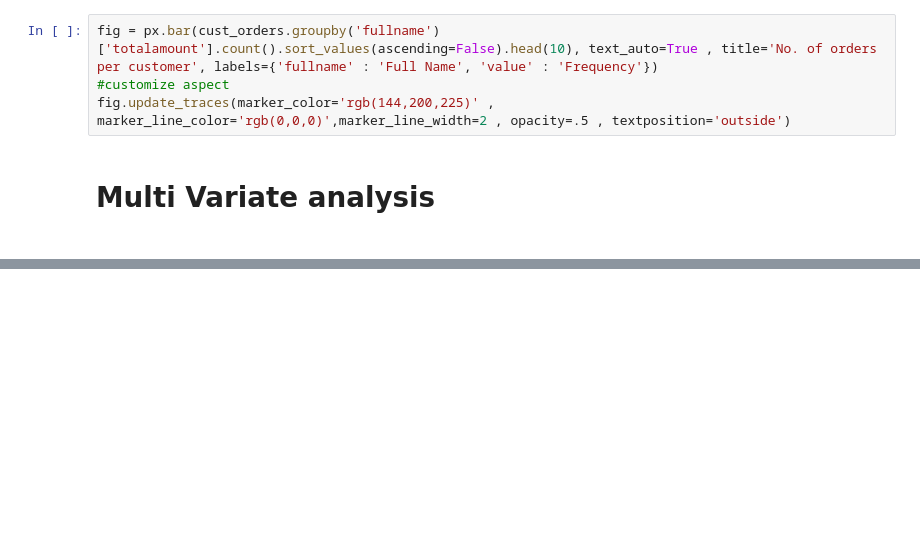
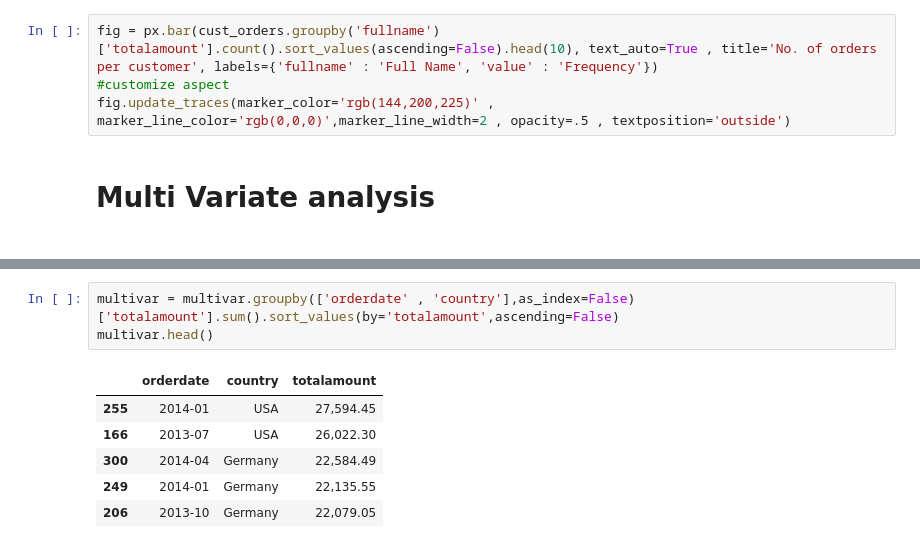
Before and after one commit to AHMEDNASR281/newDataTest, a Jupyter notebook: test1.ipynb, the cells around one changed output, grey strips where cells are left out. Saved outputs shown, nothing was run; the diff lists cells and outputs as text; blank space fills up the shorter version.

```diff
--- a/test1.ipynb
+++ b/test1.ipynb
@@ -151,0 +324,10 @@ multivar = order
+# %%
+multivar = multivar.groupby(['orderdate' , 'country'],as_index=False)['totalamount'].sum().sort_values(by='totalamount',ascending=False)
+multivar.head()
+# %% [output]
+|  | orderdate | country | totalamount |
+| 255 | 2014-01 | USA | 27,594.45 |
+| 166 | 2013-07 | USA | 26,022.30 |
+| 300 | 2014-04 | Germany | 22,584.49 |
+| 249 | 2014-01 | Germany | 22,135.55 |
+| 206 | 2013-10 | Germany | 22,079.05 |
```
Also changed, not shown: parts of 24 cells of this notebook.
